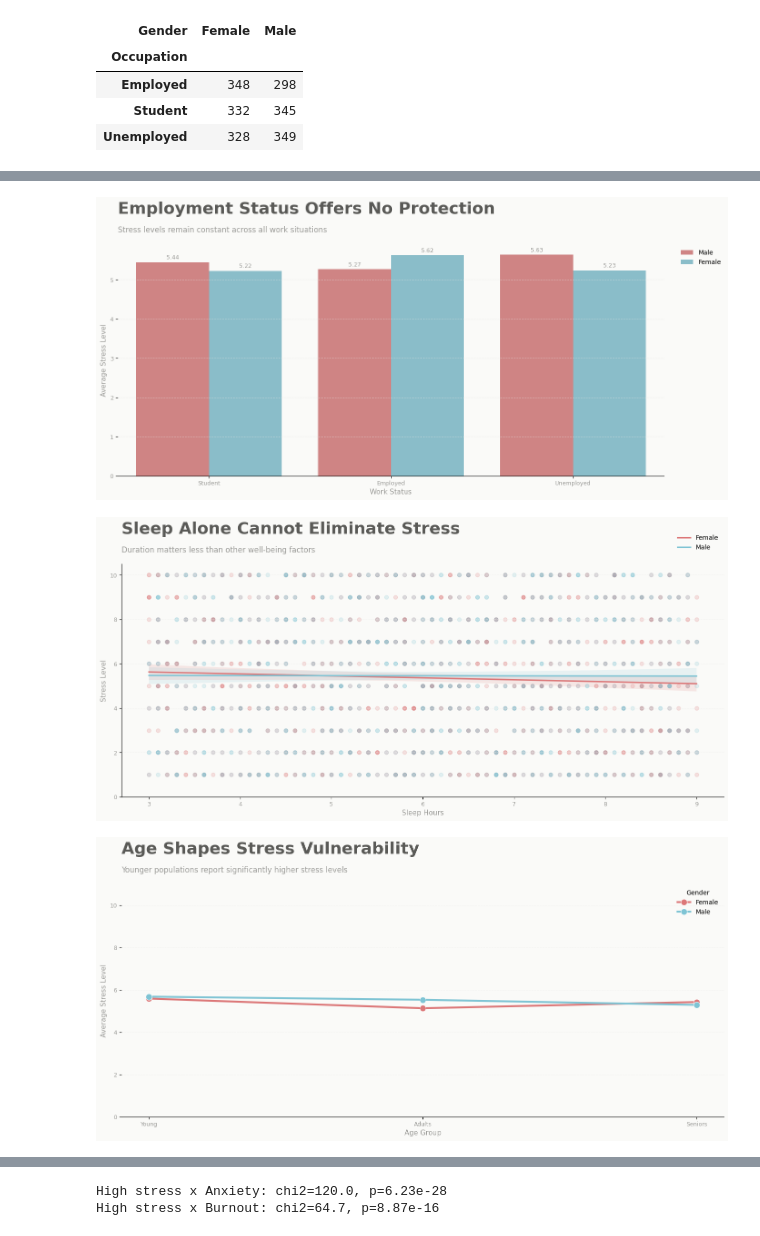
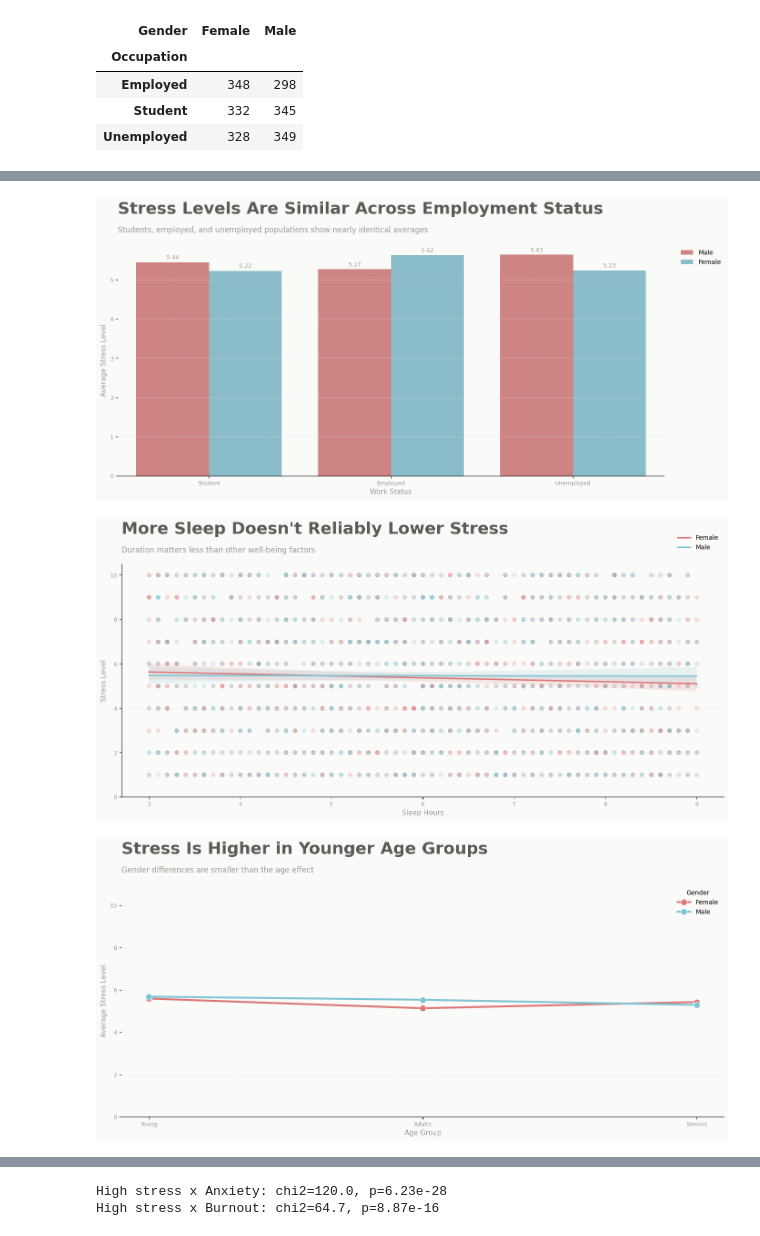
Before and after one commit to matheusmarquezinhub/mental-health-kaggle, a Jupyter notebook: notebooks/main.ipynb, the cells around one changed output, grey strips where cells are left out. Drawn from its saved outputs; the diff is of its cells as text; code cells hidden in the pictures.

```diff
--- a/notebooks/main.ipynb
+++ b/notebooks/main.ipynb
@@ -396,36 +386,36 @@ fig, ax = create_figure(show_y_grid=True, despine_left=True, despine_bottom=Fals
 
 # Create plot
 sns.barplot(
     data=df,
     x='Occupation',
     y='Stress_Level',
     hue='Gender',
     palette=[ACCENT, ACCENT_2],
     errorbar=None,
     ax=ax
 )
 
 # Configure labels and titles
 ax.set_xlabel("Work Status", **FONT["axis_label"])
 ax.set_ylabel("Average Stress Level", **FONT["axis_label"])
 add_chart_titles(
     ax,
-    title="Employment Status Offers No Protection",
-    subtitle="Stress levels remain constant across all work situations",
+    title="Stress Levels Are Similar Across Employment Status",
+    subtitle="Students, employed, and unemployed populations show nearly identical averages",
 )
 
 # Legend
 plt.legend(frameon=False, bbox_to_anchor=(1.02, 1), loc='upper left')
 
 # values
 for container in ax.containers:
     ax.bar_label(container, fmt='%.2f', padding=3, color=MUTED, fontsize=9)
 
 plt.tight_layout()
 save_figure(fig, 'stress_by_occupation.png')
 plt.show()
 # %% [output]
-[figure, old version]
+[figure, new version]
 # %%
 # Create figure and axes
 fig, ax = create_figure(show_y_grid=True, despine_left=False, despine_bottom=False)
@@ -442,7 +432,7 @@ ax.set_ylabel("Stress Level", **FONT["axis_label"])
 ax.set_ylim(0, 10.5)
 add_chart_titles(
     ax,
-    title="Sleep Alone Cannot Eliminate Stress",
+    title="More Sleep Doesn't Reliably Lower Stress",
     subtitle="Duration matters less than other well-being factors",
 )
 
@@ -453,7 +443,7 @@ plt.tight_layout()
 save_figure(fig, 'sleep_vs_stress.png')
 plt.show()
 # %% [output]
-[figure, old version]
+[figure, new version]
 # %%
 
 # Prepare data
@@ -472,8 +462,8 @@ ax.set_ylabel("Average Stress Level", **FONT["axis_label"])
 ax.set_ylim(0, 11)
 add_chart_titles(
     ax,
-    title="Age Shapes Stress Vulnerability",
-    subtitle="Younger populations report significantly higher stress levels",
+    title="Stress Is Higher in Younger Age Groups",
+    subtitle="Gender differences are smaller than the age effect",
 )
 
 # Legend
@@ -483,5 +473,5 @@ plt.tight_layout()
 save_figure(fig, 'stress_by_age_group.png')
 plt.show()
 # %% [output]
-[figure, old version]
+[figure, new version]
 # %% [markdown]
```
Also changed, not shown: parts of 7 cells of this notebook, 5 other files.
